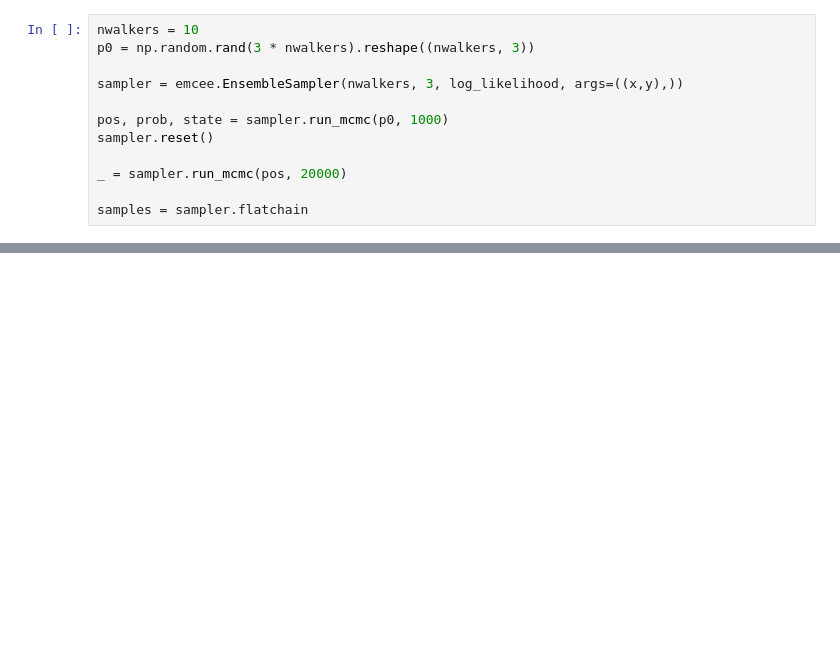
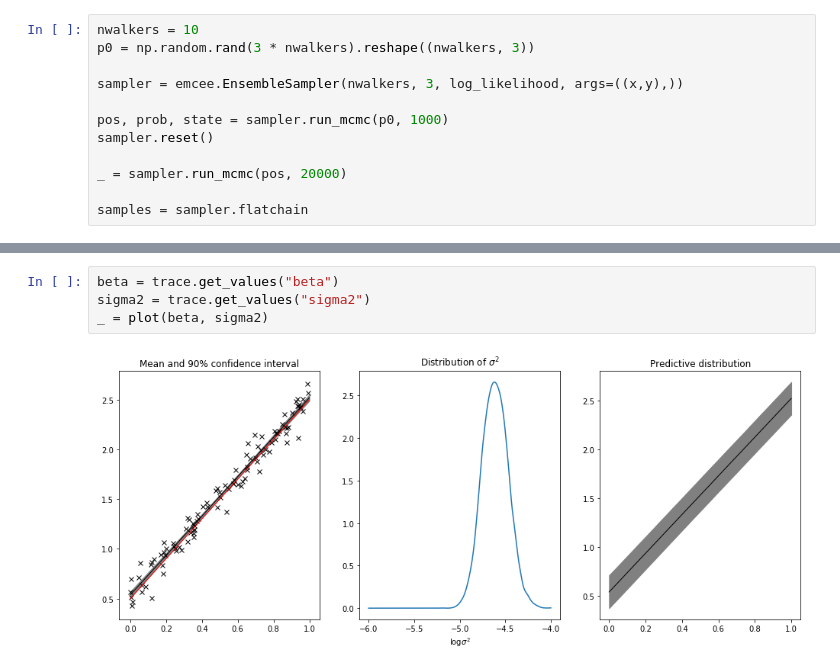
Before and after one commit to MatthewDaws/Python_bits, a Jupyter notebook: pymc_etc/Regression.ipynb, the cells around one changed output, grey strips where cells are left out. Cells and saved outputs as stored; diff of their text form; blank space fills up the shorter version.

```diff
--- a/pymc_etc/Regression.ipynb
+++ b/pymc_etc/Regression.ipynb
@@ -230,0 +261,6 @@ _ = plot(beta, sigma2)
+# %%
+beta = trace.get_values("beta")
+sigma2 = trace.get_values("sigma2")
+_ = plot(beta, sigma2)
+# %% [output]
+[figure, added]
```
Also changed, not shown: parts of 14 cells of this notebook, 1 other file.
